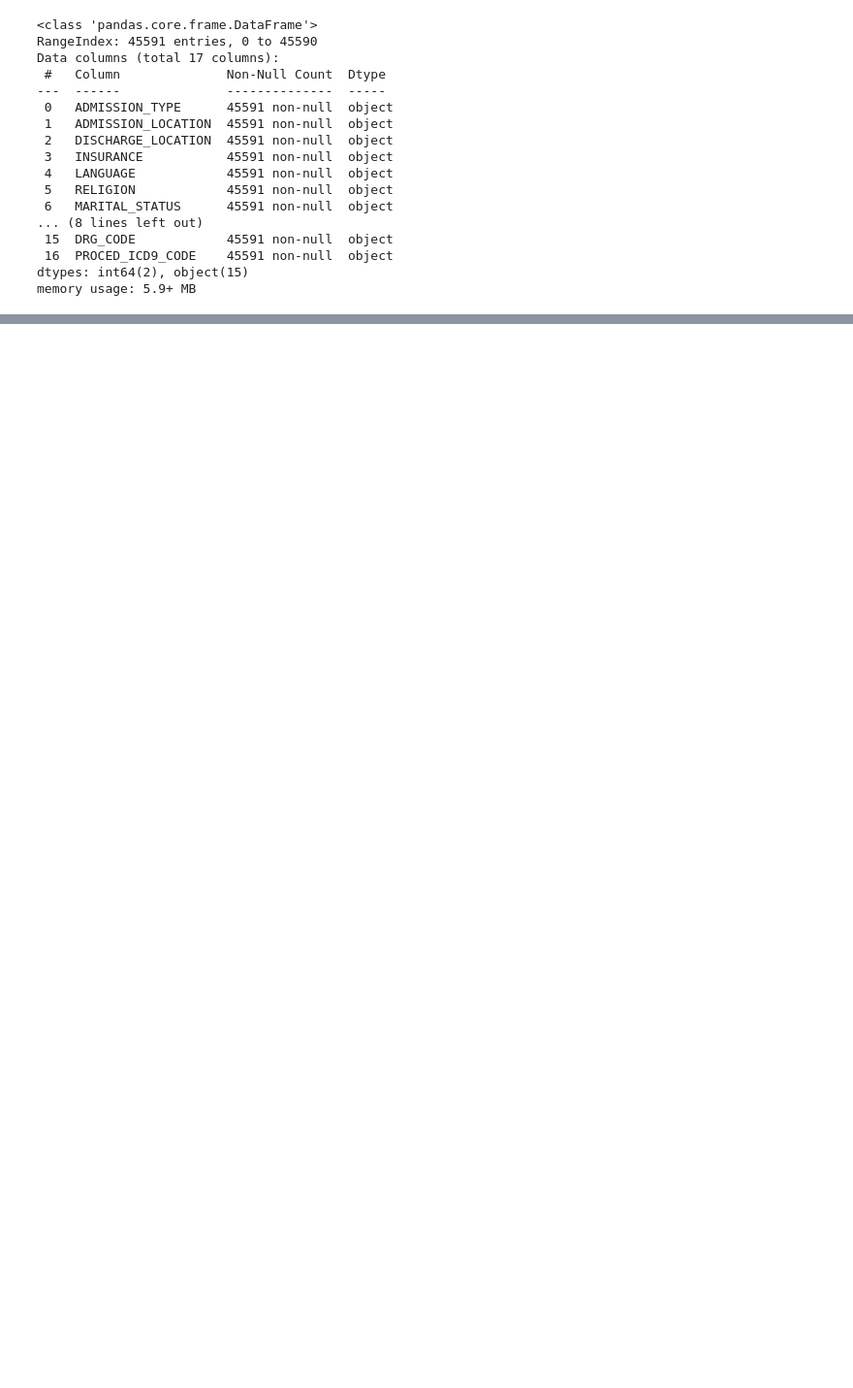
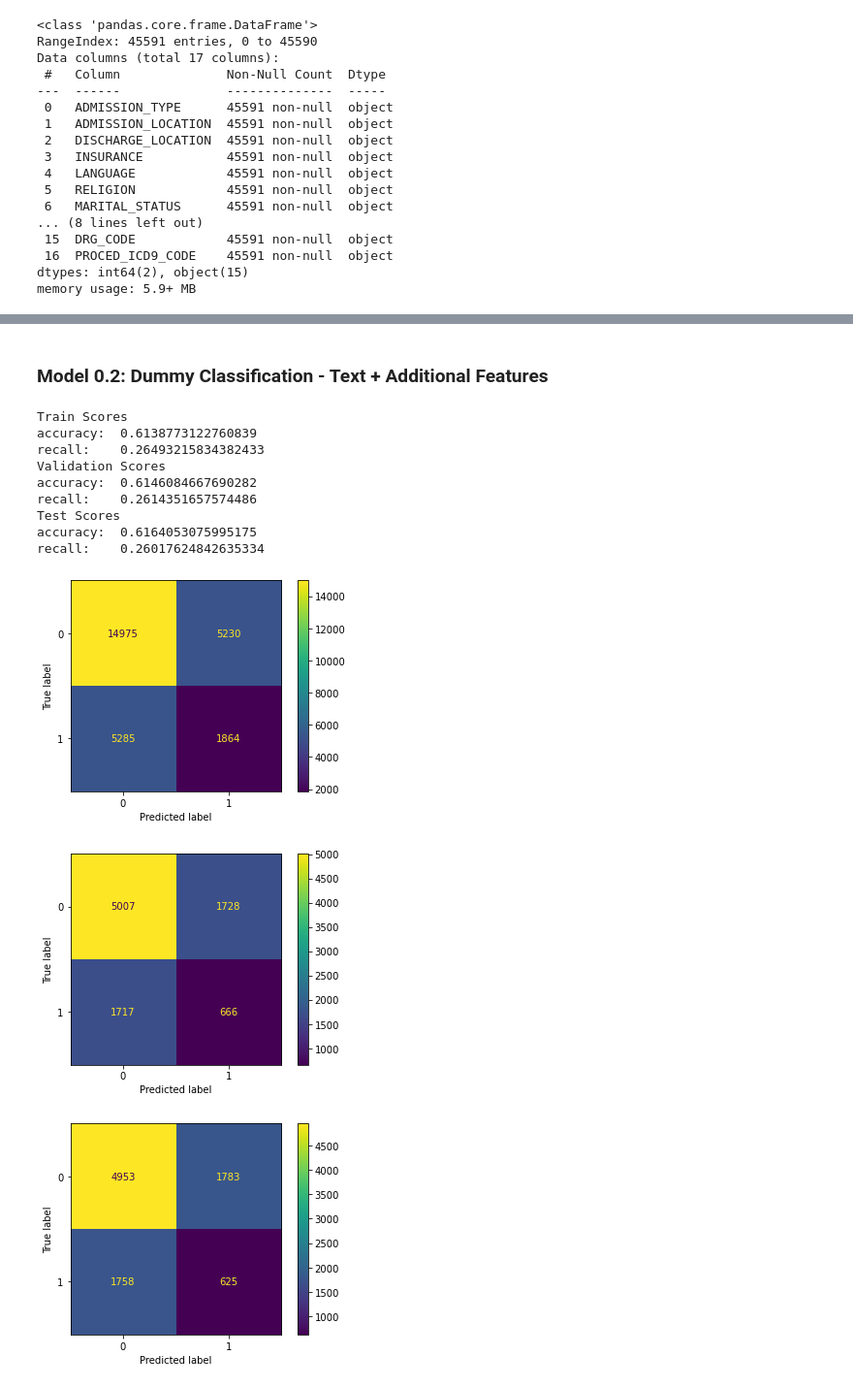
Before and after one commit to arthurk2323/hospital_readmissions_nlp, a Jupyter notebook: 02_Modeling_v1.ipynb, the cells around one changed output, grey strips where cells are left out. Shown at 97% size. Drawn from its saved outputs; the diff is of its cells as text; code cells hidden in the pictures; blank space fills up the shorter version.

```diff
--- a/02_Modeling_v1.ipynb
+++ b/02_Modeling_v1.ipynb
@@ -104,0 +176,17 @@ sample_doc = tokenizer.tokenize(sample_document)
+# %%
+numTrans = Pipeline(steps=[
+    ('scaler', StandardScaler())
+    ])
+catTrans = Pipeline(steps=[
+    ('ohe', OneHotEncoder(sparse=False,
+                          handle_unknown='ignore'))
+    ])
+
+pp = ColumnTransformer(transformers=[
+    ('num', numTrans, X_num),
+    ('cat', catTrans, X_cat)
+    ])
+# %%
+count_train_2_scaled = pp.fit_transform(count_train_2)
+count_val_2_scaled = pp.transform(count_val_2)
+count_test_2_scaled = pp.transform(count_test_2)
@@ -104,0 +241,22 @@ sample_doc = tokenizer.tokenize(sample_document)
+# %% [markdown]
+### Model 0.2: Dummy Classification - Text + Additional Features
+# %%
+dummy_clf = DummyClassifier(strategy="stratified")
+dummy_clf.fit(count_train_2_scaled, y_train)
+
+scores(dummy_clf, count_train_2_scaled, y_train, 'Train')
+scores(dummy_clf, count_val_2_scaled, y_val, 'Validation')
+scores(dummy_clf, count_test_2_scaled, y_test, 'Test')
+# %% [output]
+Train Scores
+accuracy:  0.6138773122760839
+recall:    0.26493215834382433
+Validation Scores
+accuracy:  0.6146084667690282
+recall:    0.2614351657574486
+Test Scores
+accuracy:  0.6164053075995175
+recall:    0.26017624842635334
+[figure, added]
+[figure, added]
+[figure, added]
```
Also changed, not shown: parts of 61 cells of this notebook, 1 other file.
